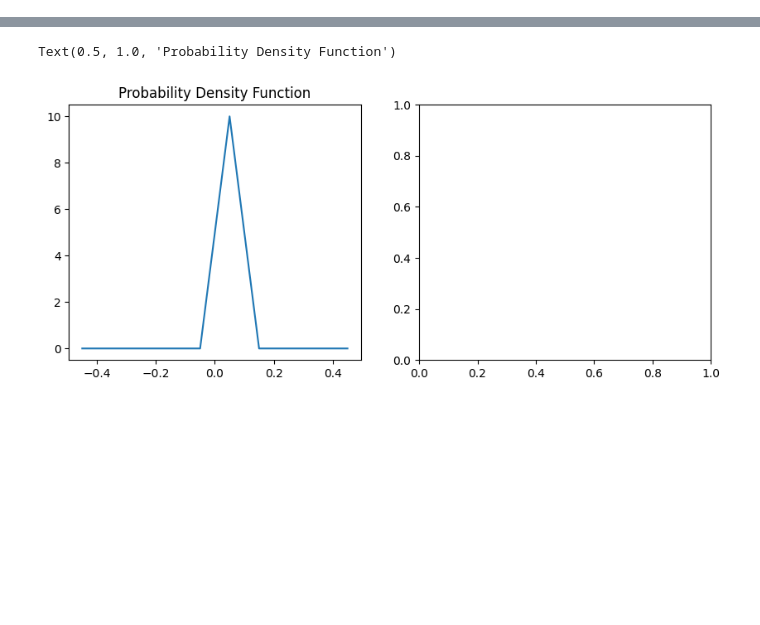
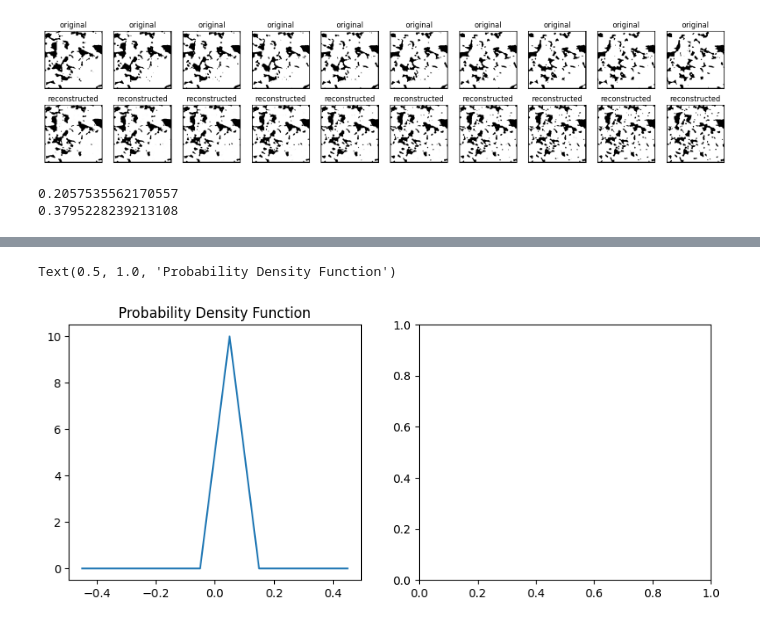
Before and after one commit to Muk4g3n/3D-Reconstruction, a Jupyter notebook: test.ipynb, the cells around one changed output, grey strips where cells are left out. Drawn from its saved outputs; the diff is of its cells as text; code cells hidden in the pictures; blank space fills up the shorter version.

```diff
--- a/test.ipynb
+++ b/test.ipynb
@@ -16,3 +36,6 @@ Error:
 # %%
-image_data = Utils.read_data("Berea_2d25um_binary.raw")
-image_data.shape
+X_test=np.load('X_test.npy')
+X_test.shape
+first  = X_test[0]
+Topredict = first[1:]
+test = first[:-1]
@@ -25,0 +66,2 @@ voxels.shape
+# %%
+M_3D_PMRNN = M_PMRNN.load(save_folder=f"M-3D-PMRNN-trained")
@@ -25,0 +157,9 @@ voxels.shape
+# %%
+testing = []
+inputLayer = first[0]
+print(inputLayer.shape)
+# for i in range(len(first)-1):
+for i in range(len(test)):
+    learned = M_3D_PMRNN.learnedPrior.predict(inputLayer.reshape(1,256,256,1))
+    testing.append(M_3D_PMRNN.Generate.predict([inputLayer.reshape(1,256,256,1),learned.reshape(1,1,64)],steps=1))
+    inputLayer = testing[-1]
@@ -25,0 +184,41 @@ voxels.shape
+# %%
+n = 10
+
+plt.figure(figsize=(20,4))
+for i in range(n):
+    # original
+    ax = plt.subplot(2,n,i+1)
+    plt.imshow(Topredict[i].astype("float32"))
+    plt.title('original')
+    plt.gray()
+    ax.get_xaxis().set_visible(False)
+    ax.get_yaxis().set_visible(False)
+
+    # reconstructed
+    ax = plt.subplot(2,n,i+1+n)
+    plt.imshow(testing[i].reshape(256,256,1))
+    plt.title('reconstructed')
+    plt.gray()
+    ax.get_xaxis().set_visible(False)
+    ax.get_yaxis().set_visible(False)
+# %% [output]
+[figure, added]
+# %%
+pore_testing = [porosity(im) for im in testing]
+#print(pore_testing[:10])
+
+pore_MPMRNN = [porosity(im) for im in Topredict]
+#print(pore_MPMRNN[:10])
+
+# print(Topredict.shape)
+# print(np.array(testing).shape)
+testing = np.array(testing).reshape(249,256,256,1)
+
+mae_MPMRNN = calculate_mae(pore_testing,pore_MPMRNN)
+mse_MPMRNN = calculate_mse(Topredict,testing)
+
+print(mae_MPMRNN)
+print(mse_MPMRNN)
+# %% [output]
+0.2057535562170557
+0.3795228239213108
```
Also changed, not shown: parts of 25 cells of this notebook, 8 other files.
